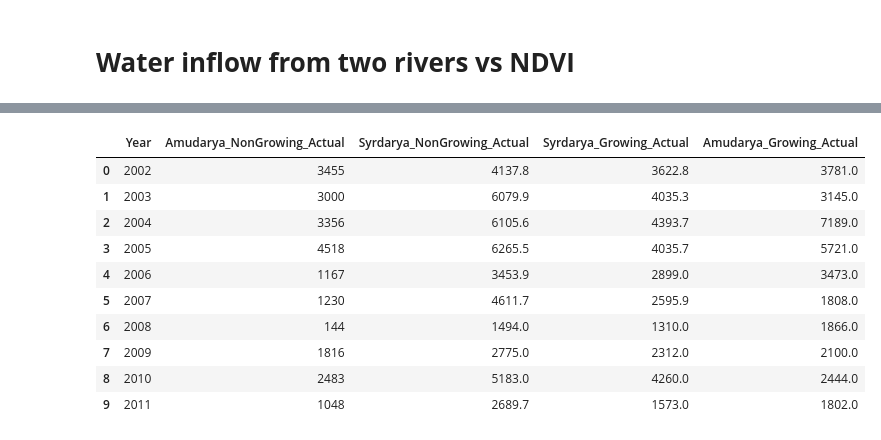
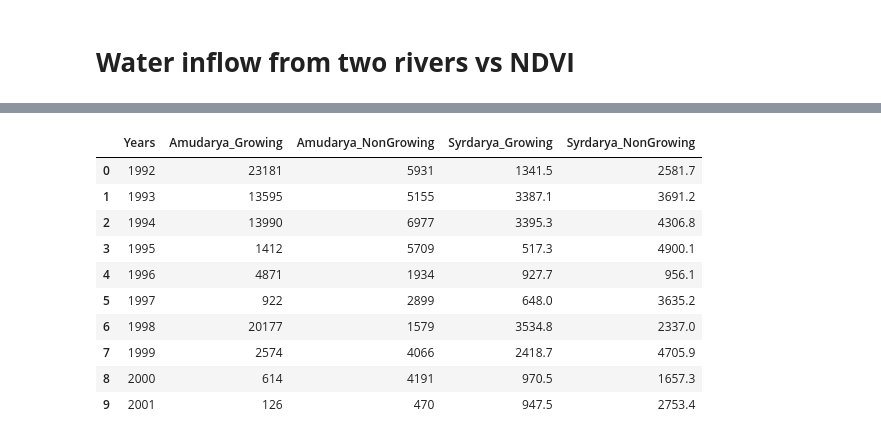
Before and after one commit to Lesiazhou/QM2, a Jupyter notebook: Salinity,_Precipitation,_Water_Inflow_vs_NDVI.ipynb, the cells around one changed output, grey strips where cells are left out. Drawn from its saved outputs; the diff is of its cells as text; code cells hidden in the pictures.

```diff
--- a/Salinity,_Precipitation,_Water_Inflow_vs_NDVI.ipynb
+++ b/Salinity,_Precipitation,_Water_Inflow_vs_NDVI.ipynb
@@ -244,19 +135,19 @@ Saving Water_Inflow_2000-2015_.csv to Water_Inflow_2000-2015_ (1).csv
 # %%
-df_waterinflow=pd.read_csv('Water_Inflow_2000-2015_.csv')
-df_waterinflow = df_waterinflow.iloc[2:].reset_index(drop=True)
+df_waterinflow=pd.read_csv('Water_Delivery.csv')
+df_waterinflow = df_waterinflow.iloc[0:].reset_index(drop=True)
 df_waterinflow.head(10)
 # %% [output]
-|  | Year | Amudarya_NonGrowing_Actual | Syrdarya_NonGrowing_Actual | Syrdarya_Growing_Actual | Amudarya_Growing_Actual |
-| 0 | 2002 | 3455 | 4137.8 | 3622.8 | 3781.0 |
-| 1 | 2003 | 3000 | 6079.9 | 4035.3 | 3145.0 |
-| 2 | 2004 | 3356 | 6105.6 | 4393.7 | 7189.0 |
-| 3 | 2005 | 4518 | 6265.5 | 4035.7 | 5721.0 |
-| 4 | 2006 | 1167 | 3453.9 | 2899.0 | 3473.0 |
-| 5 | 2007 | 1230 | 4611.7 | 2595.9 | 1808.0 |
-| 6 | 2008 | 144 | 1494.0 | 1310.0 | 1866.0 |
-| 7 | 2009 | 1816 | 2775.0 | 2312.0 | 2100.0 |
-| 8 | 2010 | 2483 | 5183.0 | 4260.0 | 2444.0 |
-| 9 | 2011 | 1048 | 2689.7 | 1573.0 | 1802.0 |
+|  | Years | Amudarya_Growing | Amudarya_NonGrowing | Syrdarya_Growing | Syrdarya_NonGrowing |
+| 0 | 1992 | 23181 | 5931 | 1341.5 | 2581.7 |
+| 1 | 1993 | 13595 | 5155 | 3387.1 | 3691.2 |
+| 2 | 1994 | 13990 | 6977 | 3395.3 | 4306.8 |
+| 3 | 1995 | 1412 | 5709 | 517.3 | 4900.1 |
+| 4 | 1996 | 4871 | 1934 | 927.7 | 956.1 |
+| 5 | 1997 | 922 | 2899 | 648.0 | 3635.2 |
+| 6 | 1998 | 20177 | 1579 | 3534.8 | 2337.0 |
+| 7 | 1999 | 2574 | 4066 | 2418.7 | 4705.9 |
+| 8 | 2000 | 614 | 4191 | 970.5 | 1657.3 |
+| 9 | 2001 | 126 | 470 | 947.5 | 2753.4 |
 # %%
 import pandas as pd
 import matplotlib.pyplot as plt
```
Also changed, not shown: parts of 17 cells of this notebook.
